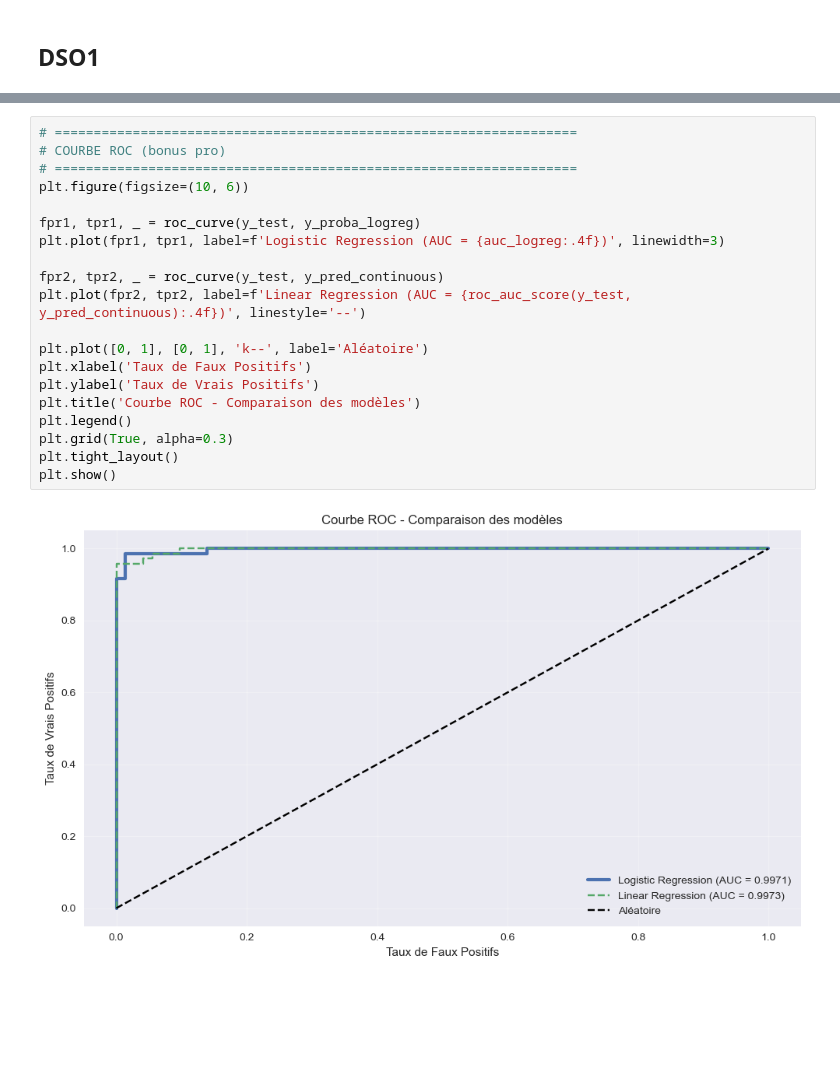
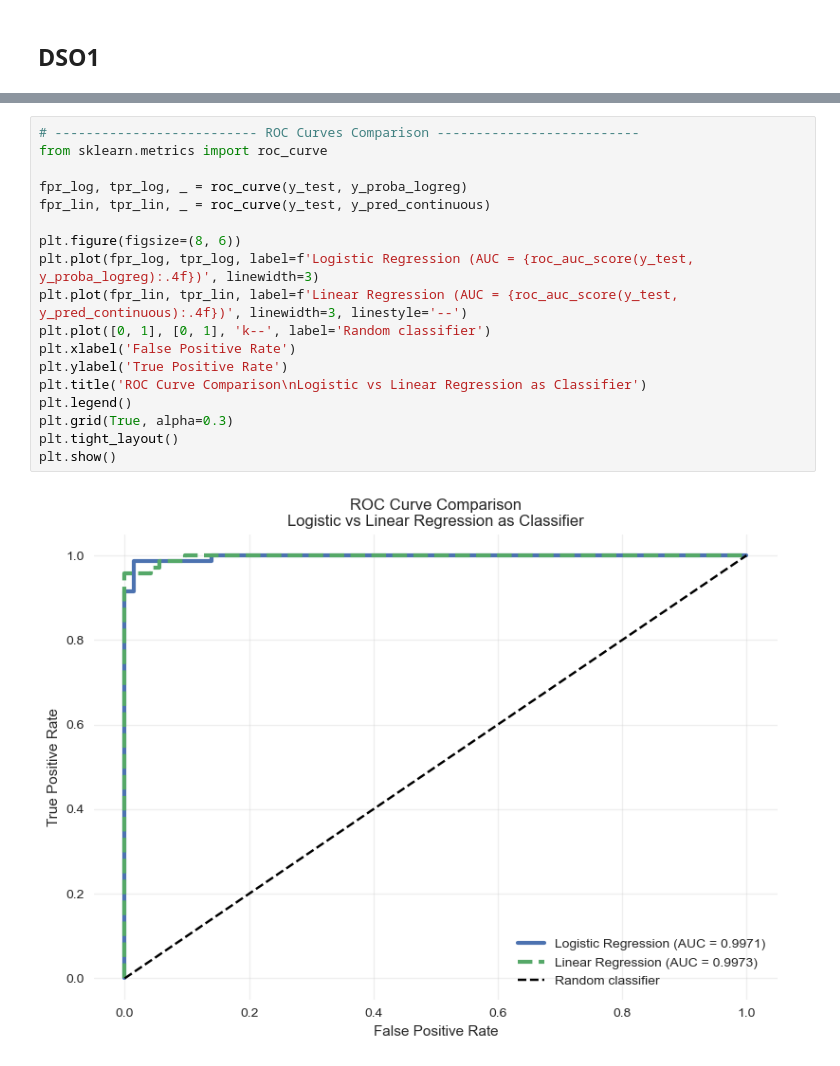
Before and after one commit to youssef060902/Algonomads_ML, a Jupyter notebook: Project.ipynb, the cells around one changed output, grey strips where cells are left out. Drawn from its saved outputs; the diff is of its cells as text; blank space fills up the shorter version.

```diff
--- a/Project.ipynb
+++ b/Project.ipynb
@@ -463,22 +660,20 @@ weighted avg       0.98      0.98      0.98       143
 # %%
-# ===================================================================
-# COURBE ROC (bonus pro)
-# ===================================================================
-plt.figure(figsize=(10, 6))
+# -------------------------- ROC Curves Comparison --------------------------
+from sklearn.metrics import roc_curve
 
-fpr1, tpr1, _ = roc_curve(y_test, y_proba_logreg)
-plt.plot(fpr1, tpr1, label=f'Logistic Regression (AUC = {auc_logreg:.4f})', linewidth=3)
+fpr_log, tpr_log, _ = roc_curve(y_test, y_proba_logreg)
+fpr_lin, tpr_lin, _ = roc_curve(y_test, y_pred_continuous)
 
-fpr2, tpr2, _ = roc_curve(y_test, y_pred_continuous)
-plt.plot(fpr2, tpr2, label=f'Linear Regression (AUC = {roc_auc_score(y_test, y_pred_continuous):.4f})', linestyle='--')
-
-plt.plot([0, 1], [0, 1], 'k--', label='Aléatoire')
-plt.xlabel('Taux de Faux Positifs')
-plt.ylabel('Taux de Vrais Positifs')
-plt.title('Courbe ROC - Comparaison des modèles')
+plt.figure(figsize=(8, 6))
+plt.plot(fpr_log, tpr_log, label=f'Logistic Regression (AUC = {roc_auc_score(y_test, y_proba_logreg):.4f})', linewidth=3)
+plt.plot(fpr_lin, tpr_lin, label=f'Linear Regression (AUC = {roc_auc_score(y_test, y_pred_continuous):.4f})', linewidth=3, linestyle='--')
+plt.plot([0, 1], [0, 1], 'k--', label='Random classifier')
+plt.xlabel('False Positive Rate')
+plt.ylabel('True Positive Rate')
+plt.title('ROC Curve Comparison\nLogistic vs Linear Regression as Classifier')
 plt.legend()
 plt.grid(True, alpha=0.3)
 plt.tight_layout()
 plt.show()
 # %% [output]
-[figure, old version]
+[figure, new version]
```
Also changed, not shown: parts of 13 cells of this notebook.
